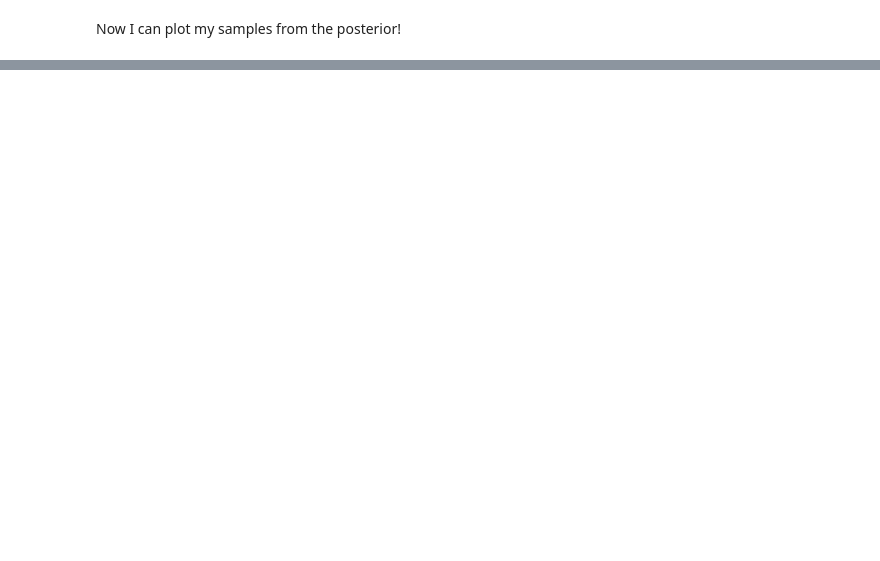
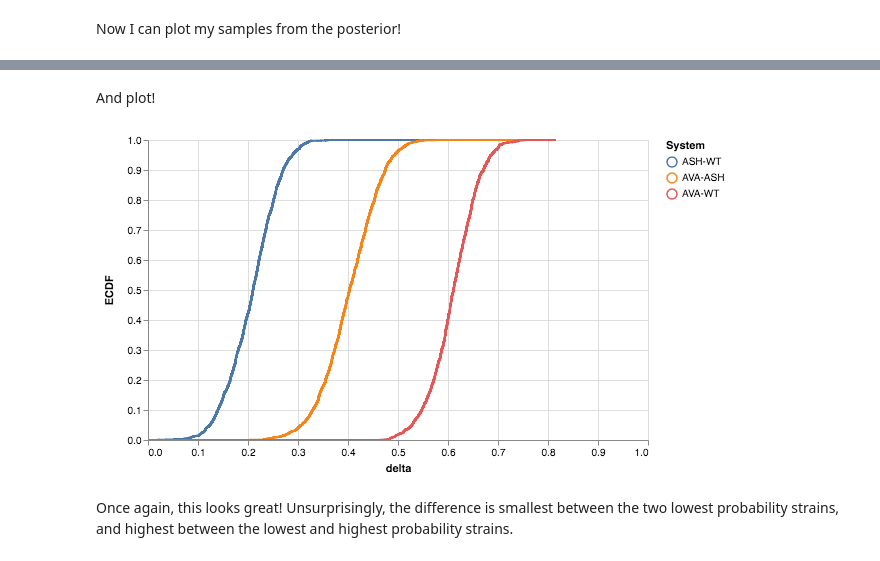
Before and after one commit to heathjohn62/bebi103, a Jupyter notebook: homework/John_7.2.ipynb, the cells around one changed output, grey strips where cells are left out. Saved outputs shown, nothing was run; the diff lists cells and outputs as text; code cells hidden in the pictures; blank space fills up the shorter version.

```diff
--- a/homework/John_7.2.ipynb
+++ b/homework/John_7.2.ipynb
@@ -162,0 +379,17 @@ bokeh.io.show(p)
+# %%
+# Initial guess for MCMC
+x_0 =np.array([1])
+# Standard Deviations for proposal dist.
+s = np.array([1.])
+
+for i in range(3):
+    df_mcmc_temp = mh_sample_optimize_acceptance(log_post_reversal,
+                         x_0,
+                         s,
+                         args = (a_array[i], b_array[i], n_array[i], N_array[i]),
+                         n_steps=5000,
+                         variable_names = [name_array[i]])
+    if i == 0:
+        df_mcmc_total2 = df_mcmc_temp
+    else:
+        df_mcmc_total2[name_array[i]] = df_mcmc_temp[name_array[i]]
@@ -162,0 +400,5 @@ bokeh.io.show(p)
+# %%
+df_mcmc_total2["ASH-WT"]= df_mcmc_total2["ASH"] - df_mcmc_total2["WT"]
+df_mcmc_total2["AVA-WT"]= df_mcmc_total2["AVA"] - df_mcmc_total2["WT"]
+df_mcmc_total2["AVA-ASH"]= df_mcmc_total2["AVA"] - df_mcmc_total2["ASH"]
+df_mcmc_total2.head()
@@ -162,0 +414,8 @@ bokeh.io.show(p)
+# %%
+df_mcmc_total2 = df_mcmc_total2.drop(['lnprob', 'WT','ASH','AVA'], axis = 1)
+df_mcmc_total2_tidy = df_mcmc_total2.stack(level=0)
+df_mcmc_total2_tidy = df_mcmc_total2_tidy.sort_index(level=1)
+df_mcmc_total2_tidy = df_mcmc_total2_tidy.reset_index(level=1)
+df_mcmc_total2_tidy = df_mcmc_total2_tidy.rename(columns={'level_1': 'Condition',
+                                                          0:'delta'})
+df_mcmc_total2_tidy.head()
@@ -162,0 +429,17 @@ bokeh.io.show(p)
+# %% [markdown]
+And plot!
+# %%
+altcat.catplot(data=df_mcmc_total2_tidy,
+               mark='line',
+               encoding=dict(x=alt.X('delta:Q',
+                                     scale=alt.Scale(
+                                     domain=(0, 1),
+                                     clamp=True)),
+                            color = alt.Color('Condition:N', title='System')),
+               transform='ecdf'
+              ).properties(height=300,
+                           width=500)
+# %% [output]
+[figure, added]
+# %% [markdown]
+Once again, this looks great! Unsurprisingly, the difference is smallest between the two lowest probability strains, and highest between the lowest and highest probability strains.
```
Also changed, not shown: parts of 27 cells of this notebook.
